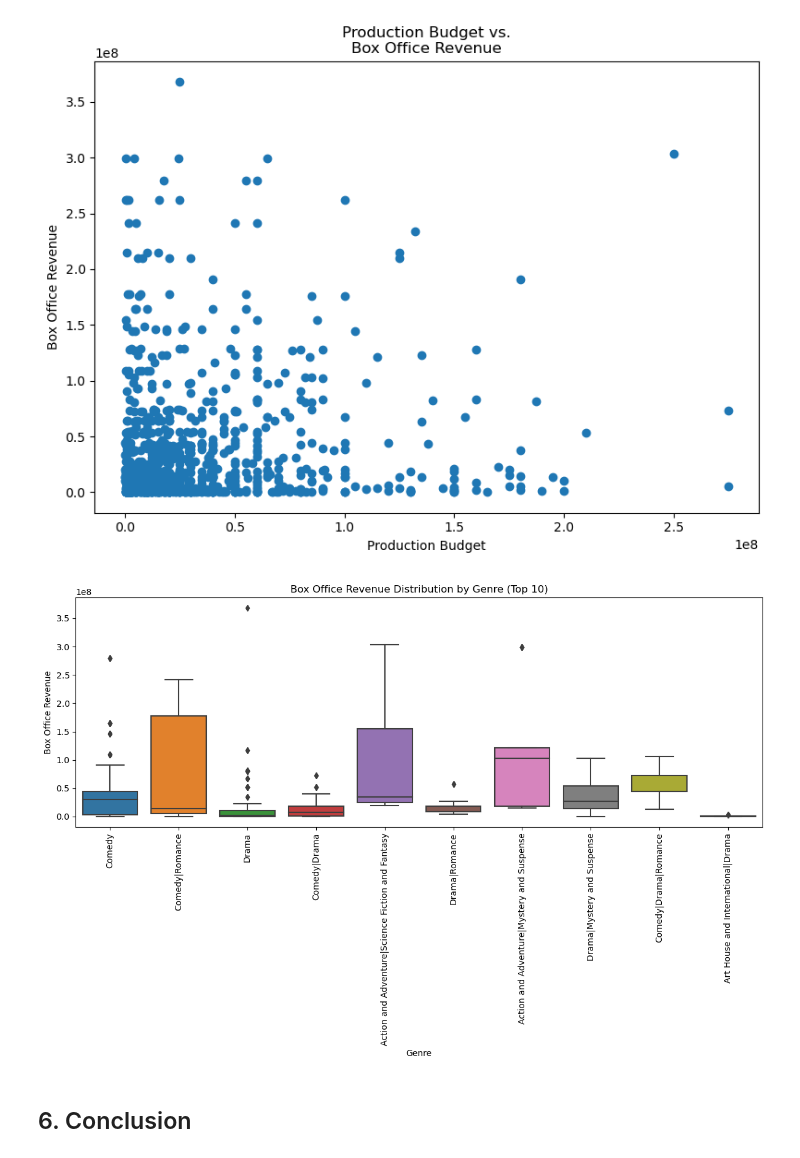
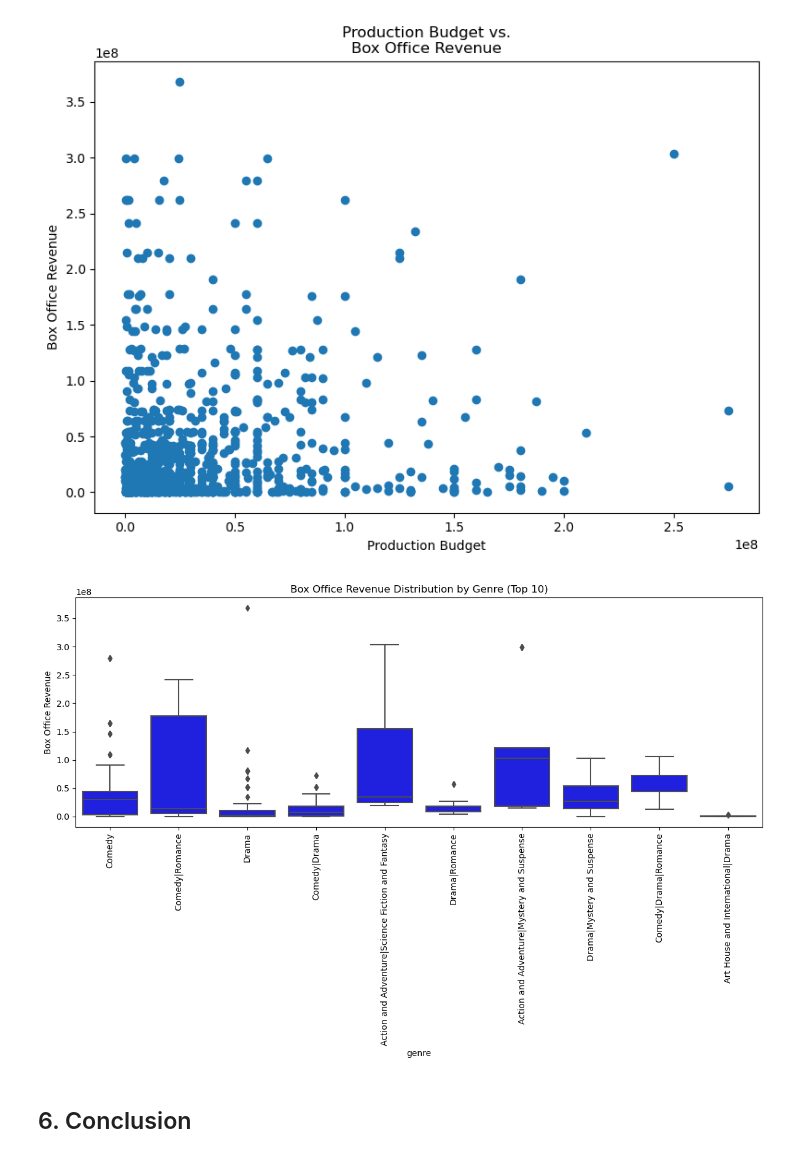
Before and after one commit to frank015940/Microsoft-Movie-Studio-Analysis, a Jupyter notebook: index.ipynb, the cells around one changed output. Cells and saved outputs as stored; diff of their text form; code cells hidden in the pictures.

```diff
--- a/index.ipynb
+++ b/index.ipynb
@@ -305,18 +305,20 @@ plt.show()
 # %%
 # Calculate the top 10 genres based on frequency count
 top10_genres = merged_data['genre'].value_counts().nlargest(10).index.tolist()
 
-# Data Visualization: Box Plot of Box Office Revenue by Genre (Top 10)
 plt.figure(figsize=(12, 8))
-sns.boxplot(data=merged_data[merged_data['genre'].isin(top10_genres)], x='genre', y='box_office')
 plt.xticks(rotation=90)
 plt.xlabel('Genre')
+
+# Data Visualization: Box Plot of Box Office Revenue by Genre (Top 10)
+sns.boxplot(data=merged_data[merged_data['genre'].isin(top10_genres)], x='genre', y='box_office', color='blue') # Set color to blue
+
 plt.ylabel('Box Office Revenue')
 plt.title('Box Office Revenue Distribution by Genre (Top 10)')
 plt.tight_layout()
 plt.show()
 # %% [output]
-[figure, old version]
+[figure, new version]
 # %% [markdown]
 ## 6. Conclusion
 # %% [markdown]
```
Also changed, not shown: parts of 2 cells of this notebook.
